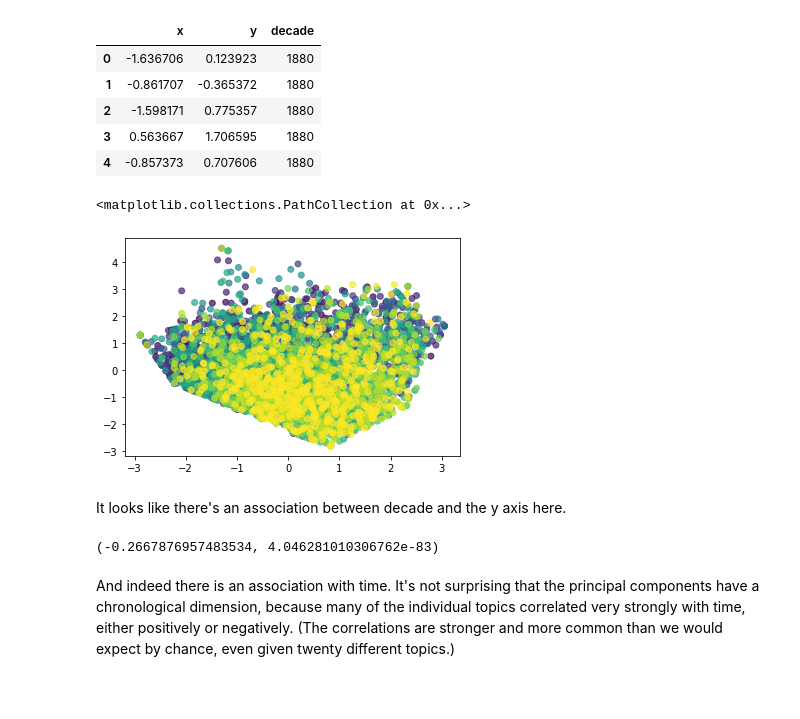
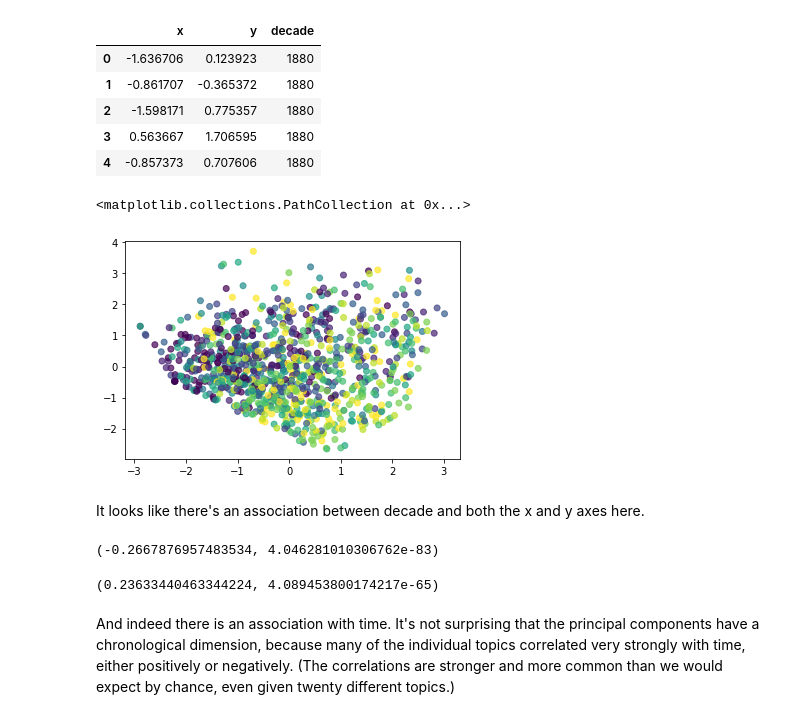
Before and after one commit to tedunderwood/is417, a Jupyter notebook: homework/HW5TopicsSolution.ipynb, the cells around one changed output. Cells and saved outputs as stored; diff of their text form; code cells hidden in the pictures; blank space fills up the shorter version.

```diff
--- a/homework/HW5TopicsSolution.ipynb
+++ b/homework/HW5TopicsSolution.ipynb
@@ -234,16 +234,22 @@ components_df.head()
 | 3 | 0.563667 | 1.706595 | 1880 |
 | 4 | -0.857373 | 0.707606 | 1880 |
 # %%
-plt.scatter(data = components_df, x = 'x', y = 'y',
-                   c = components_df['decade'], cmap = 'viridis', alpha = 0.7)
+sample_df = components_df.sample(frac = .2)
+
+plt.scatter(data = sample_df, x = 'x', y = 'y',
+                   c = sample_df['decade'], cmap = 'viridis', alpha = 0.7)
 # %% [output]
 <matplotlib.collections.PathCollection at 0x...>
-[figure, old version]
+[figure, new version]
 # %% [markdown]
-It looks like there's an association between decade and the y axis here.
+It looks like there's an association between decade and both the x and y axes here.
 # %%
 pearsonr(components_df['y'], components_df['decade'])
 # %% [output]
 (-0.2667876957483534, 4.046281010306762e-83)
+# %%
+pearsonr(components_df['x'], components_df['decade'])
+# %% [output]
+(0.23633440463344224, 4.089453800174217e-65)
 # %% [markdown]
 And indeed there is an association with time. It's not surprising that the principal components have a chronological dimension, because many of the individual topics correlated very strongly with time, either positively or negatively. (The correlations are stronger and more common than we would expect by chance, even given twenty different topics.)
```
